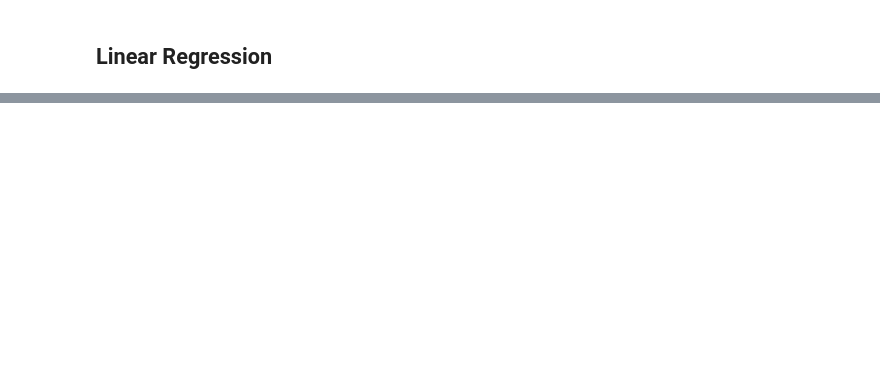
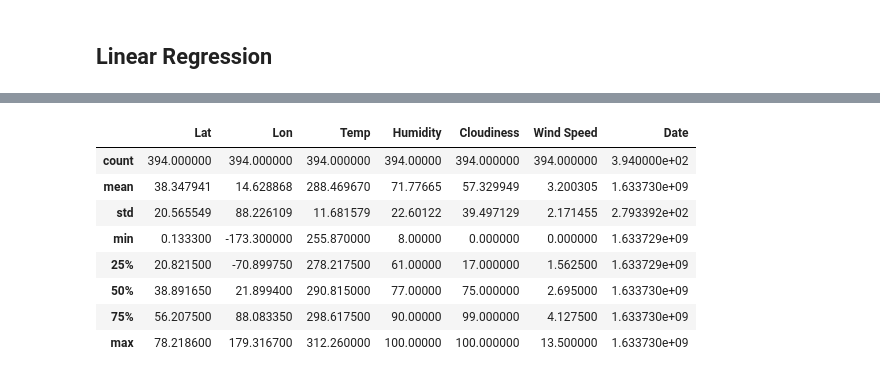
Before and after one commit to jhurley684/06-Python-APIs, a Jupyter notebook: starter_code/WeatherPy_Assignment.ipynb, the cells around one changed output, grey strips where cells are left out. Saved outputs shown, nothing was run; the diff lists cells and outputs as text; code cells hidden in the pictures; blank space fills up the shorter version.

```diff
--- a/starter_code/WeatherPy_Assignment.ipynb
+++ b/starter_code/WeatherPy_Assignment.ipynb
@@ -247,3 +247,15 @@ north_cities = weather_data[weather_data['Hemisphere'] == 'North']
+# %%
+north_cities.describe()
+# %% [output]
+|  | Lat | Lon | Temp | Humidity | Cloudiness | Wind Speed | Date |
+| count | 394.000000 | 394.000000 | 394.000000 | 394.00000 | 394.000000 | 394.000000 | 3.940000e+02 |
+| mean | 38.347941 | 14.628868 | 288.469670 | 71.77665 | 57.329949 | 3.200305 | 1.633730e+09 |
+| std | 20.565549 | 88.226109 | 11.681579 | 22.60122 | 39.497129 | 2.171455 | 2.793392e+02 |
+| min | 0.133300 | -173.300000 | 255.870000 | 8.00000 | 0.000000 | 0.000000 | 1.633729e+09 |
+| 25% | 20.821500 | -70.899750 | 278.217500 | 61.00000 | 17.000000 | 1.562500 | 1.633729e+09 |
+| 50% | 38.891650 | 21.899400 | 290.815000 | 77.00000 | 75.000000 | 2.695000 | 1.633730e+09 |
+| 75% | 56.207500 | 88.083350 | 298.617500 | 90.00000 | 99.000000 | 4.127500 | 1.633730e+09 |
+| max | 78.218600 | 179.316700 | 312.260000 | 100.00000 | 100.000000 | 13.500000 | 1.633730e+09 |
 # %%
 # Northern Hemisphere - Temp vs. Latitude Linear Regression
 
```
Also changed, not shown: parts of 21 cells of this notebook, 5 other files.
